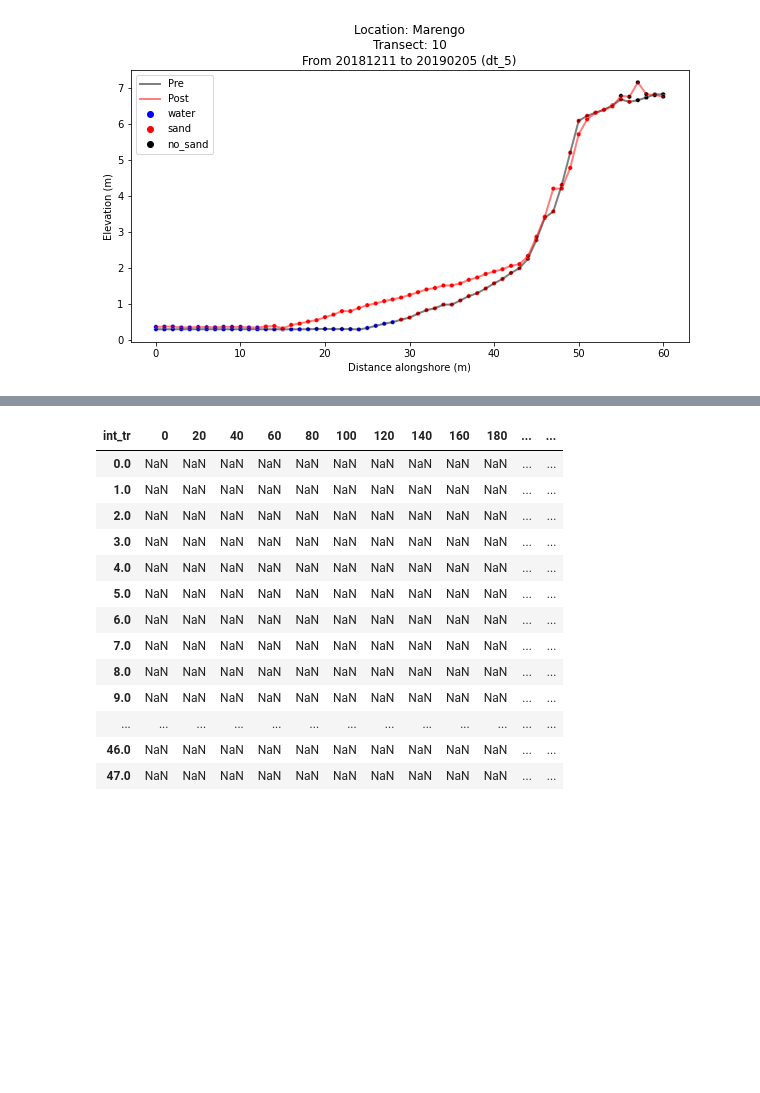
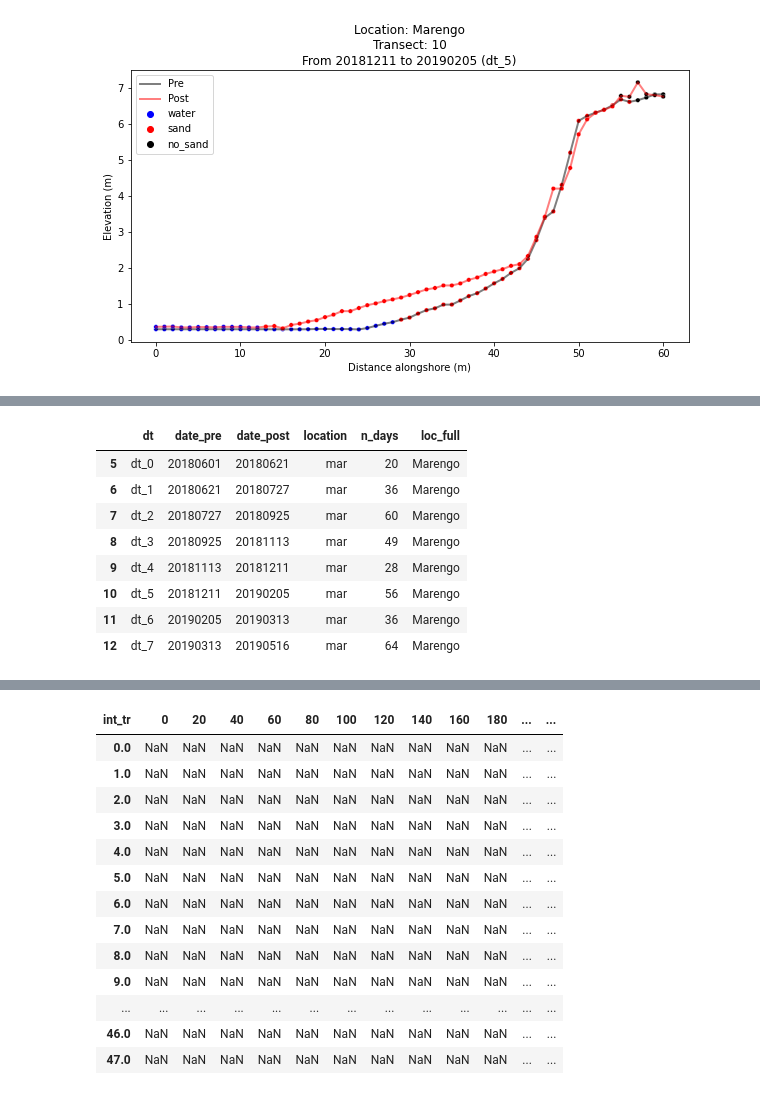
Before and after one commit to npucino/sandpyper, a Jupyter notebook: examples/Example_1_Profile_extraction-CLASS.ipynb, the cells around one changed output, grey strips where cells are left out. Cells and saved outputs as stored; diff of their text form; code cells hidden in the pictures; blank space fills up the shorter version.

```diff
--- a/examples/Example_1_Profile_extraction-CLASS.ipynb
+++ b/examples/Example_1_Profile_extraction-CLASS.ipynb
@@ -104,0 +119,12 @@ D.plot_transects(location='mar',tr_id=10, dt='dt_5', classified=True)
+# %%
+D.dh_details.query("location=='mar'")
+# %% [output]
+|  | dt | date_pre | date_post | location | n_days | loc_full |
+| 5 | dt_0 | 20180601 | 20180621 | mar | 20 | Marengo |
+| 6 | dt_1 | 20180621 | 20180727 | mar | 36 | Marengo |
+| 7 | dt_2 | 20180727 | 20180925 | mar | 60 | Marengo |
+| 8 | dt_3 | 20180925 | 20181113 | mar | 49 | Marengo |
+| 9 | dt_4 | 20181113 | 20181211 | mar | 28 | Marengo |
+| 10 | dt_5 | 20181211 | 20190205 | mar | 56 | Marengo |
+| 11 | dt_6 | 20190205 | 20190313 | mar | 36 | Marengo |
+| 12 | dt_7 | 20190313 | 20190516 | mar | 64 | Marengo |
```
Also changed, not shown: parts of 4 cells of this notebook, 1 other file.
